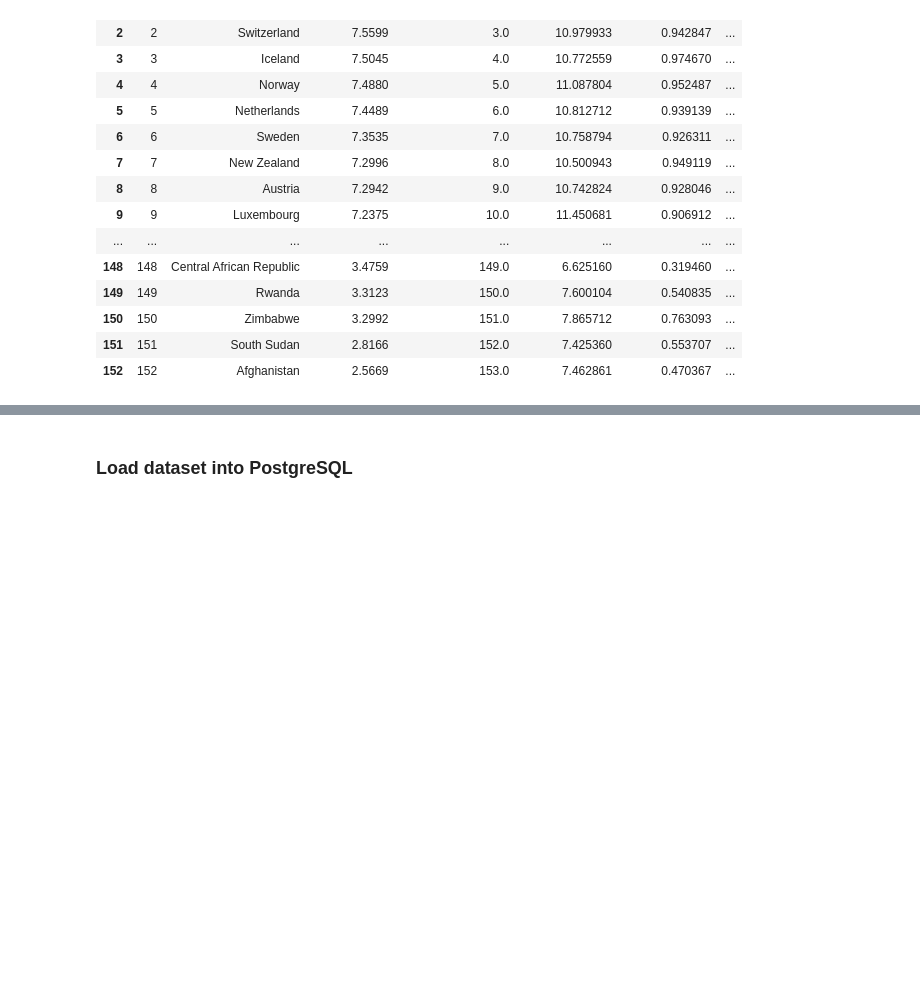
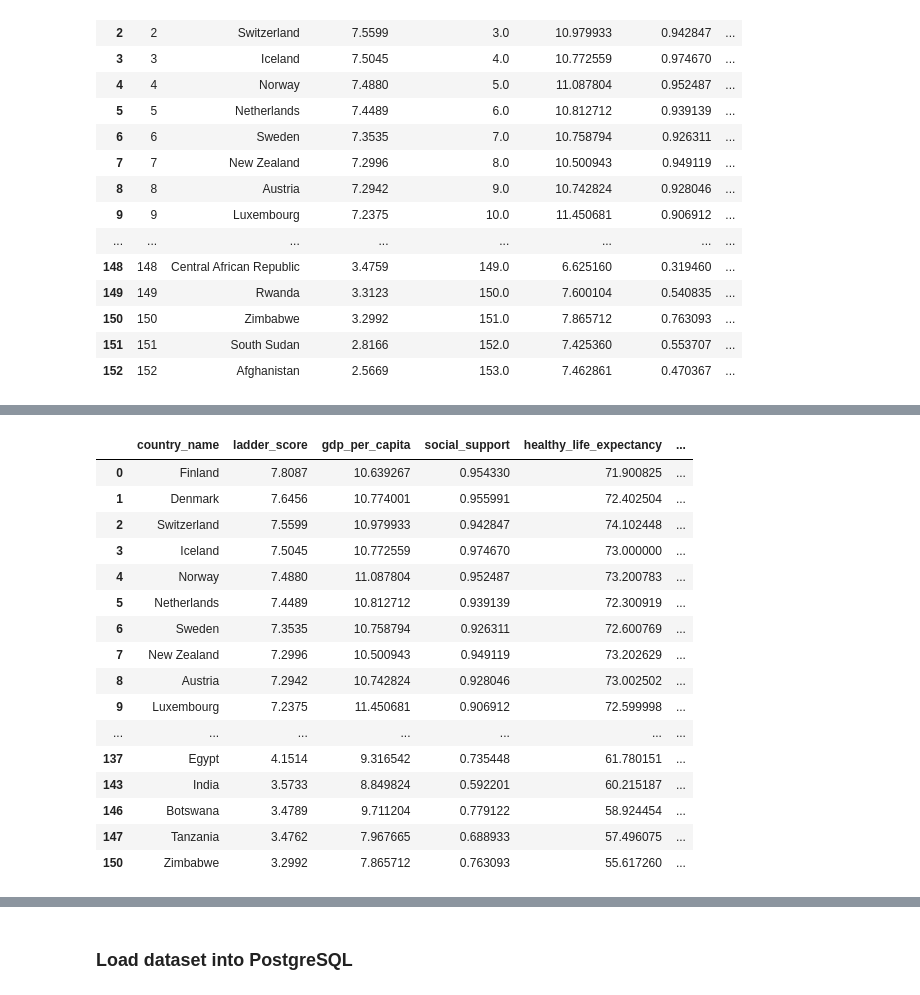
Before and after one commit to nickchuasl/Group_5_ETL_project2, a Jupyter notebook: Group_5_ETL_Project_2.ipynb, the cells around one changed output, grey strips where cells are left out. Saved outputs shown, nothing was run; the diff lists cells and outputs as text; code cells hidden in the pictures; blank space fills up the shorter version.

```diff
--- a/Group_5_ETL_Project_2.ipynb
+++ b/Group_5_ETL_Project_2.ipynb
@@ -364,0 +460,23 @@ country_qol_df.merge(df2, how='inner', on='a')
+# %%
+#Drop unnecessary columns
+happiness_df_filter = happiness_df_filter[['country_name','ladder_score','gdp_per_capita','social_support',
+                           'healthy_life_expectancy','freedom_to_make_life_choices','generosity','perceptions_of_corruption']]
+happiness_df_filter
+# %% [output]
+|  | country_name | ladder_score | gdp_per_capita | social_support | healthy_life_expectancy | ... |
+| 0 | Finland | 7.8087 | 10.639267 | 0.954330 | 71.900825 | ... |
+| 1 | Denmark | 7.6456 | 10.774001 | 0.955991 | 72.402504 | ... |
+| 2 | Switzerland | 7.5599 | 10.979933 | 0.942847 | 74.102448 | ... |
+| 3 | Iceland | 7.5045 | 10.772559 | 0.974670 | 73.000000 | ... |
+| 4 | Norway | 7.4880 | 11.087804 | 0.952487 | 73.200783 | ... |
+| 5 | Netherlands | 7.4489 | 10.812712 | 0.939139 | 72.300919 | ... |
+| 6 | Sweden | 7.3535 | 10.758794 | 0.926311 | 72.600769 | ... |
+| 7 | New Zealand | 7.2996 | 10.500943 | 0.949119 | 73.202629 | ... |
+| 8 | Austria | 7.2942 | 10.742824 | 0.928046 | 73.002502 | ... |
+| 9 | Luxembourg | 7.2375 | 11.450681 | 0.906912 | 72.599998 | ... |
+| ... | ... | ... | ... | ... | ... | ... |
+| 137 | Egypt | 4.1514 | 9.316542 | 0.735448 | 61.780151 | ... |
+| 143 | India | 3.5733 | 8.849824 | 0.592201 | 60.215187 | ... |
+| 146 | Botswana | 3.4789 | 9.711204 | 0.779122 | 58.924454 | ... |
+| 147 | Tanzania | 3.4762 | 7.967665 | 0.688933 | 57.496075 | ... |
+| 150 | Zimbabwe | 3.2992 | 7.865712 | 0.763093 | 55.617260 | ... |
```
Also changed, not shown: parts of 13 cells of this notebook.
